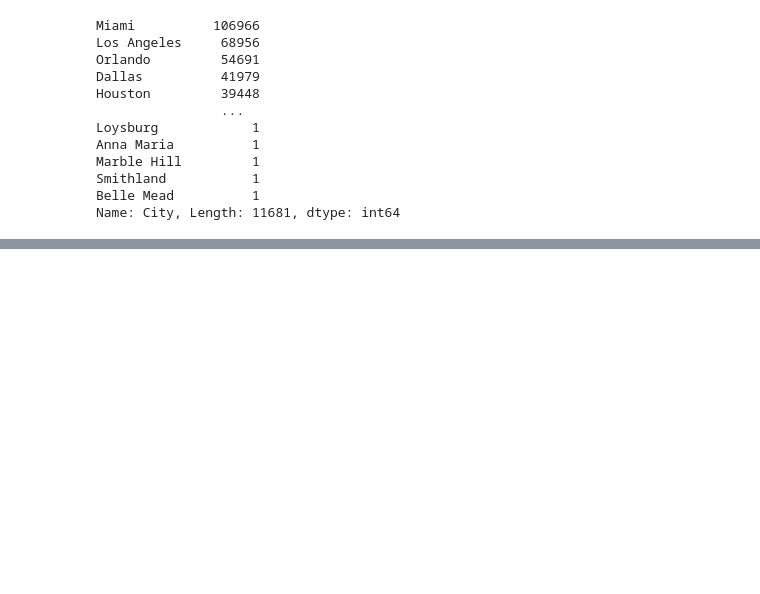
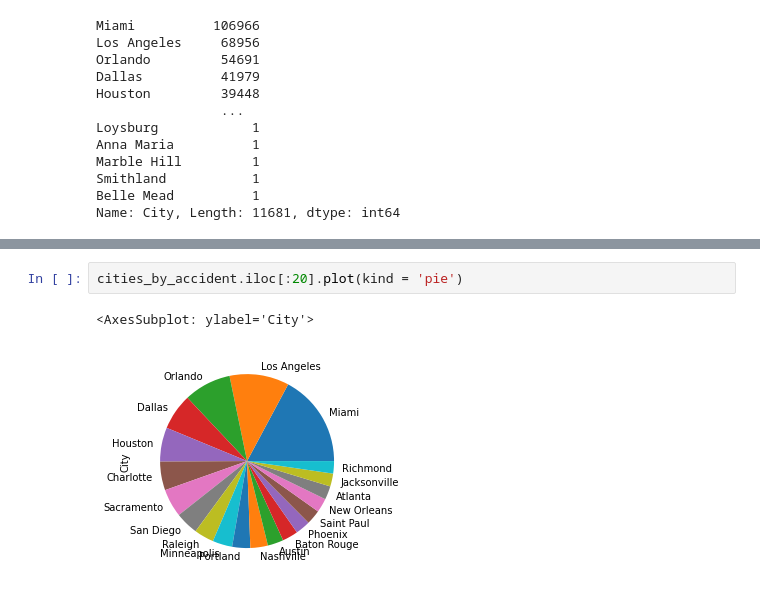
Before and after one commit to AHQJOHN/EDA_project, a Jupyter notebook: EDA-on-US-accidents-data.ipynb, the cells around one changed output, grey strips where cells are left out. Cells and saved outputs as stored; diff of their text form; blank space fills up the shorter version.

```diff
--- a/EDA-on-US-accidents-data.ipynb
+++ b/EDA-on-US-accidents-data.ipynb
@@ -122,0 +143,5 @@ Name: City, Length: 11681, dtype: int64
+# %%
+cities_by_accident.iloc[:20].plot(kind = 'pie')
+# %% [output]
+<AxesSubplot: ylabel='City'>
+[figure, added]
```
Also changed, not shown: parts of 19 cells of this notebook.
